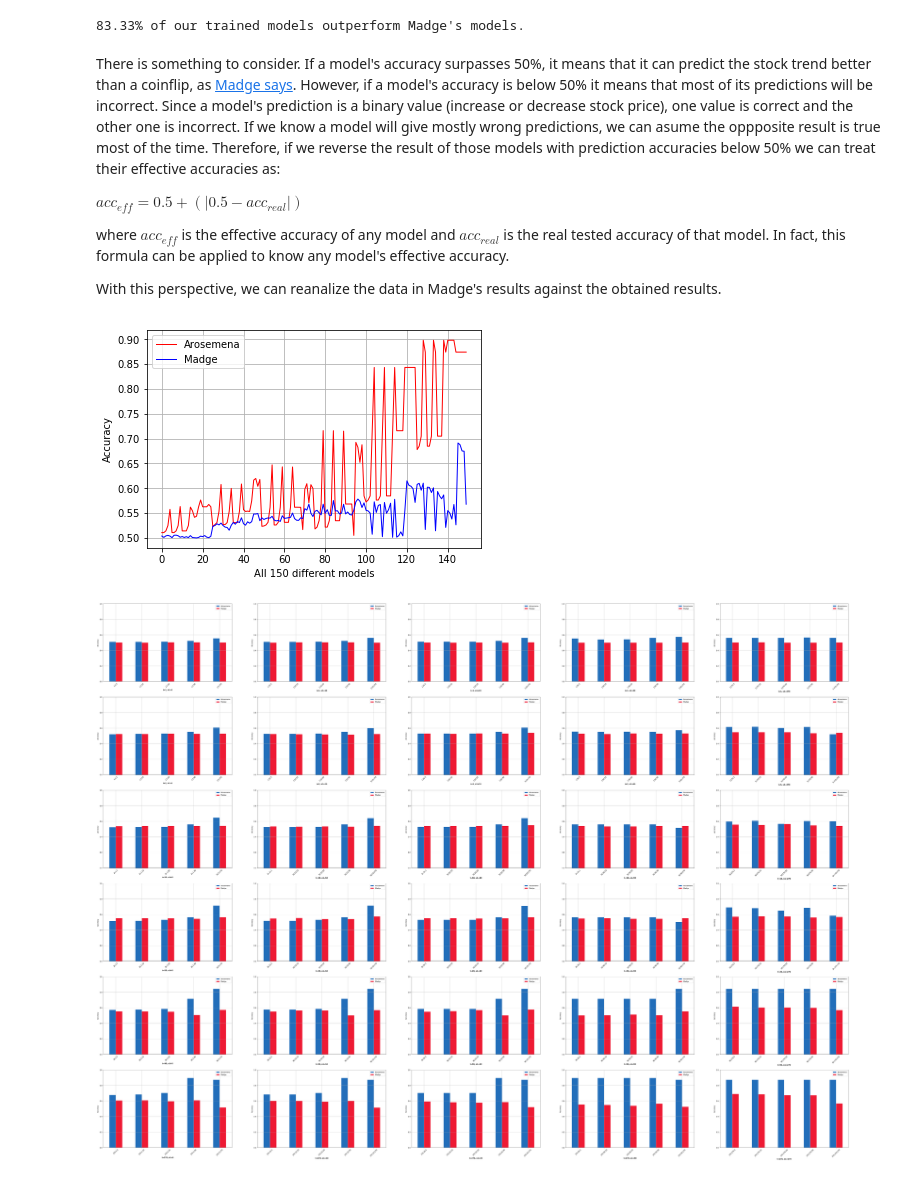
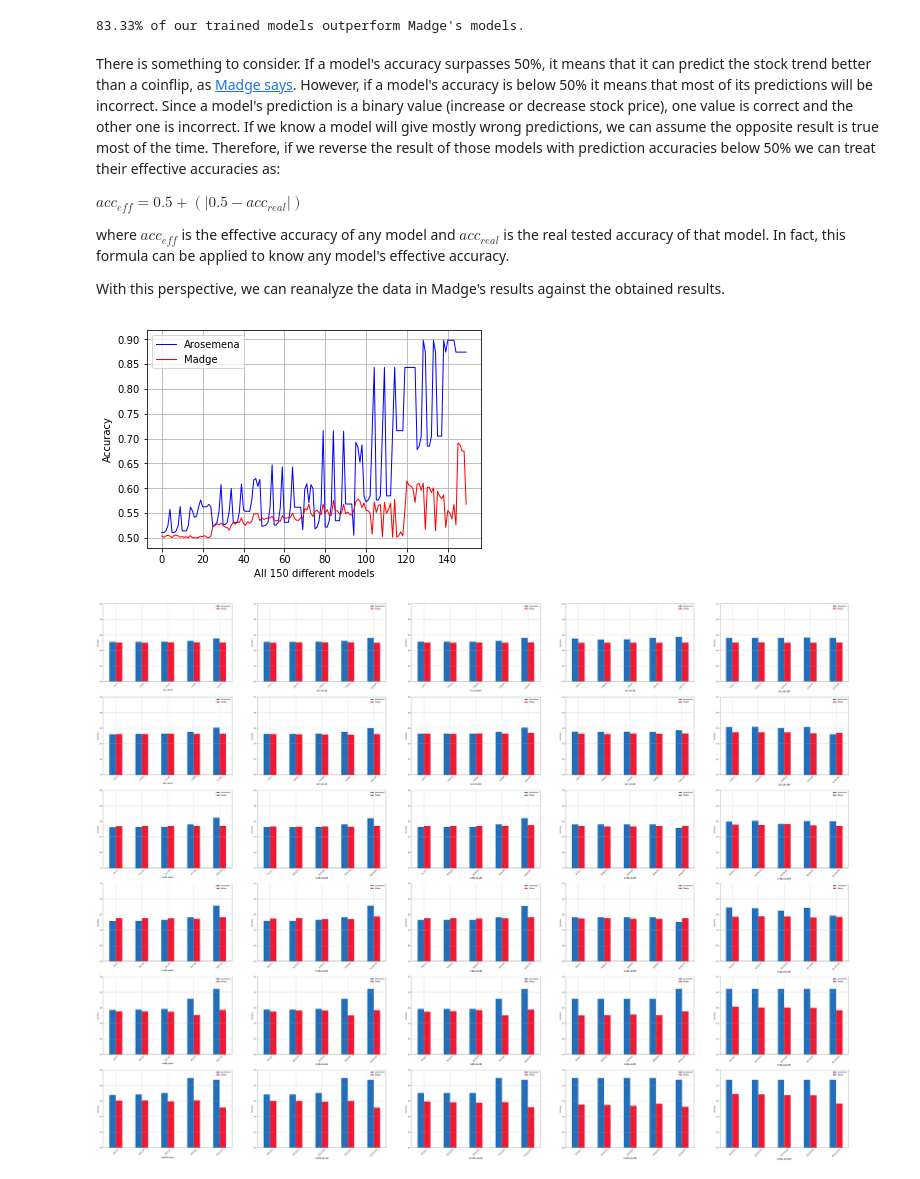
Before and after one commit to jjac111/Stock-Trend-Predictor, a Jupyter notebook: 3. Result Analysis.ipynb, the cells around one changed output. Saved outputs shown, nothing was run; the diff lists cells and outputs as text; code cells hidden in the pictures.

```diff
--- a/Result Analisys.ipynb
+++ b/3. Result Analysis.ipynb
@@ -310,34 +310,34 @@ print(f'{round(percentage*100, 2)}% of our trained models outperform Madge\'s mo
 # %% [output]
 83.33% of our trained models outperform Madge's models.
 # %% [markdown]
-There is something to consider. If a model's accuracy surpasses 50%, it means that it can predict the stock trend better than a coinflip, as [Madge says](https://www.cs.princeton.edu/sites/default/files/uploads/saahil_madge.pdf). However, if a model's accuracy is below 50% it means that most of its predictions will be incorrect. Since a model's prediction is a binary value (increase or decrease stock price), one value is correct and the other one is incorrect. If we know a model will give mostly wrong predictions, we can asume the oppposite result is true most of the time. Therefore, if we reverse the result of those models with prediction accuracies below 50% we can treat their effective accuracies as:
+There is something to consider. If a model's accuracy surpasses 50%, it means that it can predict the stock trend better than a coinflip, as [Madge says](https://www.cs.princeton.edu/sites/default/files/uploads/saahil_madge.pdf). However, if a model's accuracy is below 50% it means that most of its predictions will be incorrect. Since a model's prediction is a binary value (increase or decrease stock price), one value is correct and the other one is incorrect. If we know a model will give mostly wrong predictions, we can assume the opposite result is true most of the time. Therefore, if we reverse the result of those models with prediction accuracies below 50% we can treat their effective accuracies as:
 
 $acc_{eff} = 0.5+(|0.5 - acc_{real}|)$
 
 where $acc_{eff}$ is the effective accuracy of any model and $acc_{real}$ is the real tested accuracy of that model. In fact, this formula can be applied to know any model's effective accuracy.
 
-With this perspective, we can reanalize the data in Madge's results against the obtained results.
+With this perspective, we can reanalyze the data in Madge's results against the obtained results.
 # %%
 # Create and plot a linegraph for effective accuracies
 
 y_1 = results['accuracy'].values.tolist()
 x_1 = range(len(y_1))
 y_2 = results['madge_mean'].values.tolist()
 x_2 = range(len(y_2))
 
 # Calculate acc_eff
 y_1 = [0.5+(abs(0.5-y)) for y in y_1]
 y_2 = [0.5+(abs(0.5-y)) for y in y_2]
 
 plt.grid()
-plt.plot(x_1, y_1, 'r', linewidth=1.0, label='Arosemena')
-plt.plot(x_2, y_2, 'b', linewidth=1.0, label='Madge')
+plt.plot(x_1, y_1, 'b', linewidth=1.0, label='Arosemena')
+plt.plot(x_2, y_2, 'r', linewidth=1.0, label='Madge')
 plt.xlabel('All 150 different models')
 plt.ylabel('Accuracy')
 plt.legend()
 plt.show()
 # %% [output]
-[figure, old version]
+[figure, new version]
 # %%
 # Graph every model's performance comparison, grouped by prediction period 't' and stock data period 'n1'
 
```
Also changed, not shown: parts of 2 cells of this notebook, 10 other files.
